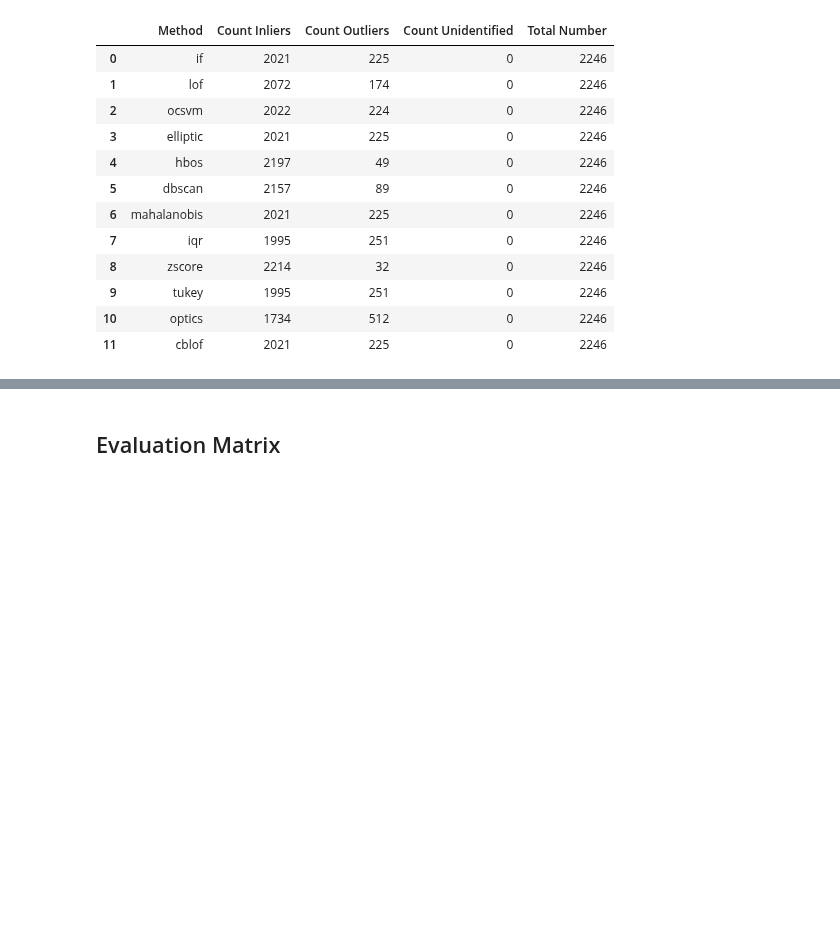
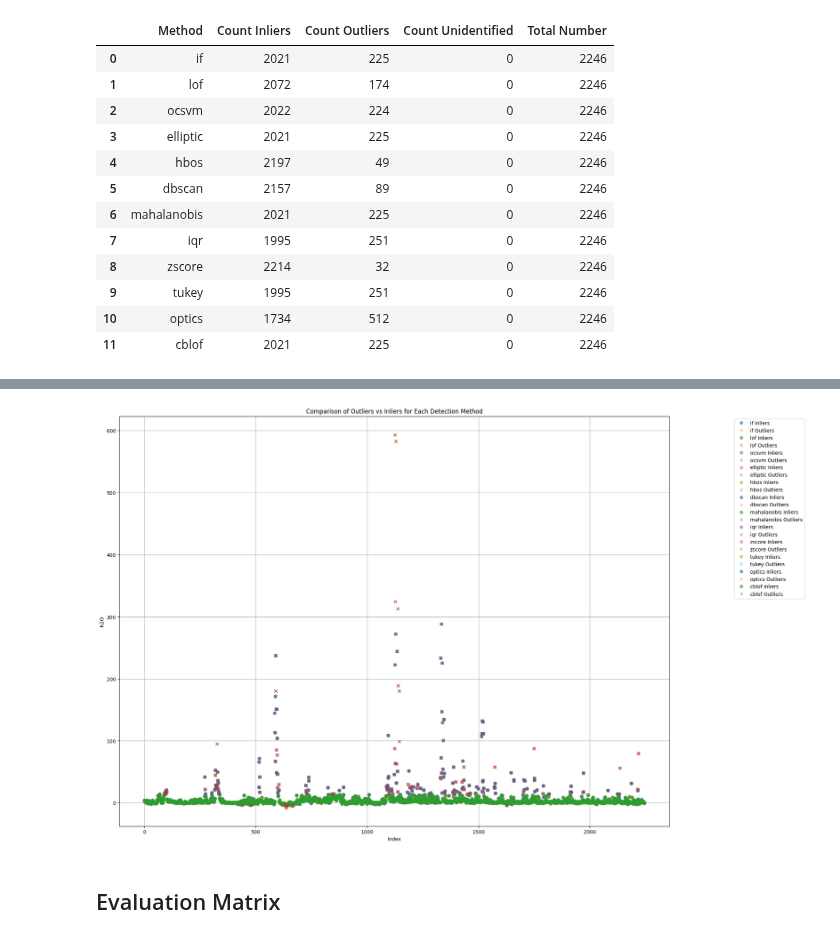
Before and after one commit to roniwahyu/outlier-detection2024, a Jupyter notebook: 01.Dataset-Rofiqul/Ujicoba3-29052024/09_05_1_N2O_Agriculture_OutliersDetection_2.ipynb, the cells around one changed output, grey strips where cells are left out. Saved outputs shown, nothing was run; the diff lists cells and outputs as text; code cells hidden in the pictures; blank space fills up the shorter version.

```diff
--- a/01.Dataset-Rofiqul/Ujicoba3-29052024/09_05_1_N2O_Agriculture_OutliersDetection_2.ipynb
+++ b/01.Dataset-Rofiqul/Ujicoba3-29052024/09_05_1_N2O_Agriculture_OutliersDetection_2.ipynb
@@ -389,3 +497,22 @@ Comparison Statistics: Outlier Detection Methods
+# %%
+# Plotting the comparison of outliers vs inliers for each method
+plt.figure(figsize=(20, 15))
+
+for name, model in models:
+    outlier_col = f'{name}_outlier'
+    inlier_indices = data.index[data[outlier_col] == 1]
+    outlier_indices = data.index[data[outlier_col] == -1]
+    plt.plot(inlier_indices, data.loc[inlier_indices, 'N2O'], 'o', label=f'{name} Inliers', alpha=0.6)
+    plt.plot(outlier_indices, data.loc[outlier_indices, 'N2O'], 'x', label=f'{name} Outliers', alpha=0.6)
+
+plt.xlabel('Index')
+plt.ylabel('N2O')
+plt.title('Comparison of Outliers vs Inliers for Each Detection Method')
+plt.legend(loc='upper right', bbox_to_anchor=(1.25, 1))
+plt.grid(True)
+plt.show()
+# %% [output]
+[figure, added]
 # %% [markdown]
 ## Evaluation Matrix
 # %%
```
Also changed, not shown: parts of 3 cells of this notebook.
